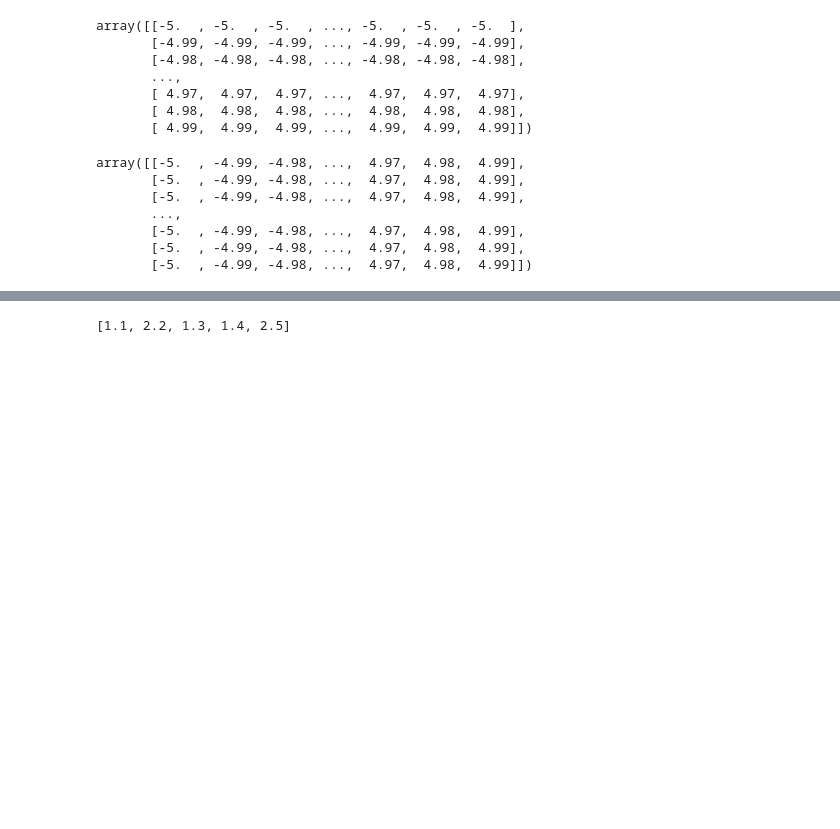
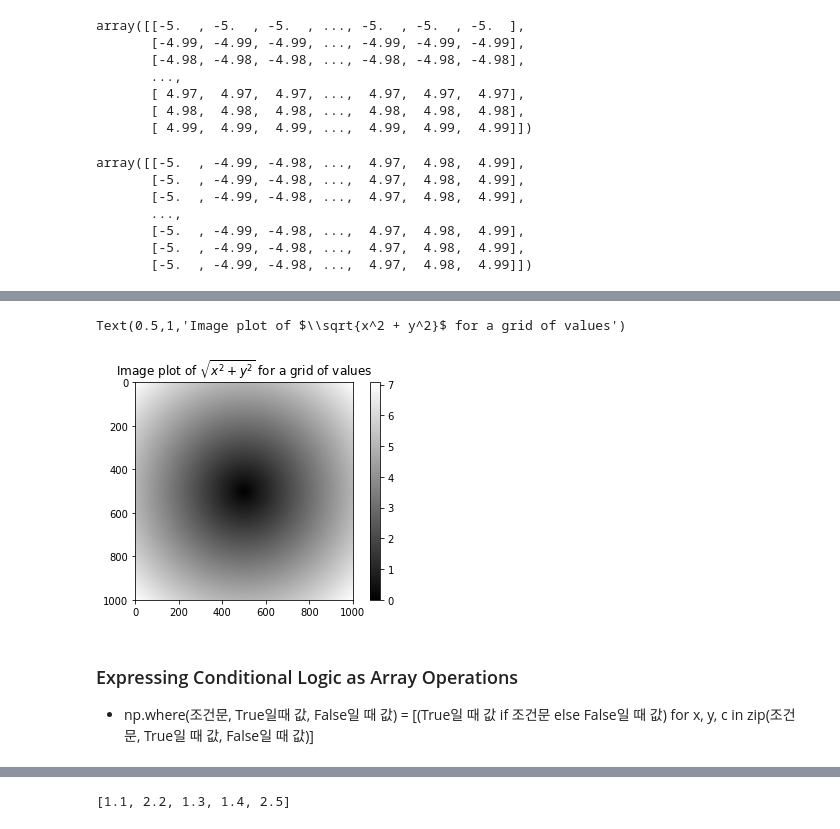
Before and after one commit to yurrrri/python, a Jupyter notebook: numpy_study.ipynb, the cells around one changed output, grey strips where cells are left out. Saved outputs shown, nothing was run; the diff lists cells and outputs as text; code cells hidden in the pictures; blank space fills up the shorter version.

```diff
--- a/numpy_study.ipynb
+++ b/numpy_study.ipynb
@@ -403,3 +450,5 @@ array([[-5.  , -4.99, -4.98, ...,  4.97,  4.98,  4.99],
        [-5.  , -4.99, -4.98, ...,  4.97,  4.98,  4.99],
        [-5.  , -4.99, -4.98, ...,  4.97,  4.98,  4.99],
        [-5.  , -4.99, -4.98, ...,  4.97,  4.98,  4.99]])
+# %%
+z = np.sqrt(xs ** 2 + ys ** 2)
@@ -406,3 +473,14 @@ array([[-5.  , -4.99, -4.98, ...,  4.97,  4.98,  4.99],
+# %%
+plt.imshow(z, cmap=plt.cm.gray); #gray gradation으로 plot 그리기
+plt.colorbar(); #오른쪽 상단 colorbar
+plt.title("Image plot of $\sqrt{x^2 + y^2}$ for a grid of values")
+# %% [output]
+Text(0.5,1,'Image plot of $\\sqrt{x^2 + y^2}$ for a grid of values')
+[figure, added]
+# %% [markdown]
+### Expressing Conditional Logic as Array Operations
+- np.where(조건문, True일때 값, False일 때 값)
+= [(True일 때 값 if 조건문 else False일 때 값) for x, y, c in zip(조건문, True일 때 값, False일 때 값)]
 # %%
 xarr = np.array([1.1, 1.2, 1.3, 1.4, 1.5])
 # %%
```
Also changed, not shown: parts of 173 cells of this notebook.
